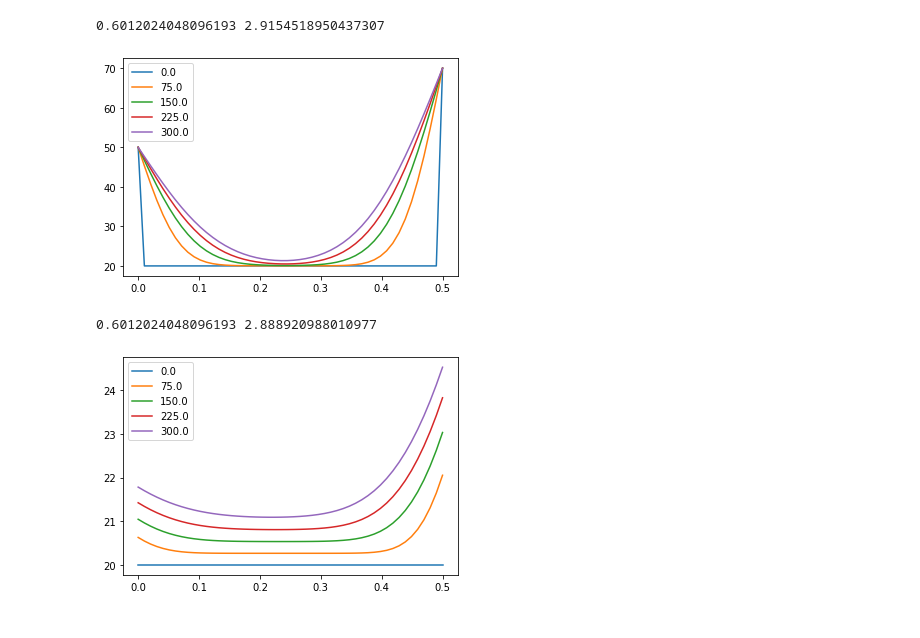
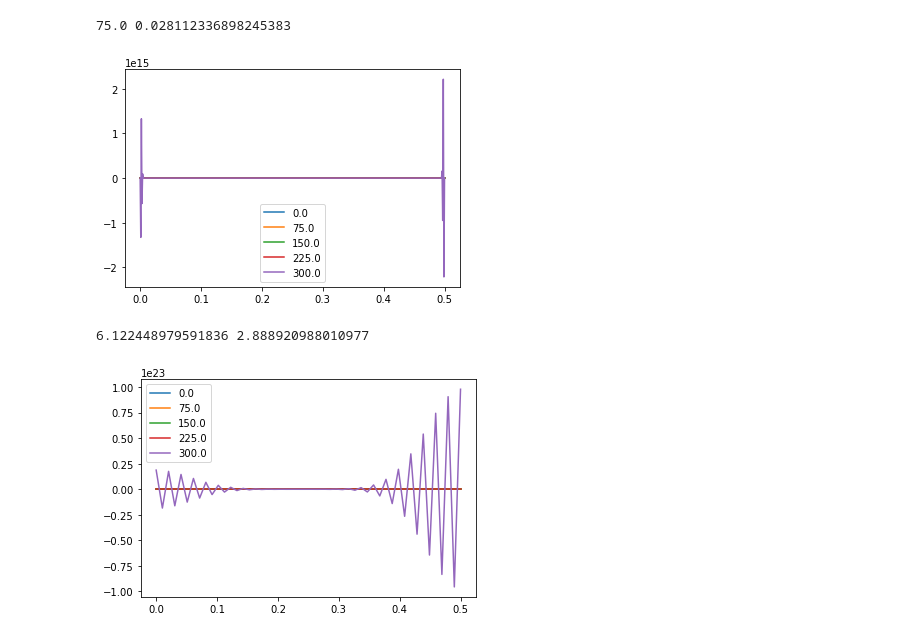
Before and after one commit to maksimovia/HT, a Jupyter notebook: 1D Нестационар. Явный метод.ipynb, the cells around one changed output. Drawn from its saved outputs; the diff is of its cells as text; code cells hidden in the pictures.

```diff
--- a/1D Нестационар. Явный метод.ipynb
+++ b/1D Нестационар. Явный метод.ipynb
@@ -10,7 +10,7 @@ L = 0.5
 t = 5*60
 
 M = 50
-N = 500
+N = 5
 
 lamda = 50
 ro = 7000
@@ -45,8 +45,8 @@ plt.plot(X,T[N-1,:],             label = round(     (N-1)*dt,1))
 plt.legend()
 plt.show()
 # %% [output]
-0.6012024048096193 2.9154518950437307
+75.0 0.028112336898245383
-[figure, old version]
+[figure, new version]
 # %%
 #1D нестационар явный ГУ-3
 import numpy as np
@@ -63,7 +63,7 @@ L = 0.5
 t = 5*60
 
 M = 50
-N = 500
+N = 50
 
 lamda = 50
 ro = 7000
@@ -71,32 +71,32 @@ c  = 400
 qv = 10000
 a = lamda/(c*ro)
 
 dx = L/(M-1)
 dt = t/(N-1)
 
 tau = a*dt/(dx**2)
 
 dtcrit = dx**2/(2*a*(1+(max(alpha1,alpha2)*dx/lamda)))
 print(dt, dtcrit)
 
 T = np.zeros((N,M))
 
 T[0,:] = Tinit
 
 for i in range(N-1):
     for m in range(1,M-1):
         T[i+1,m] = tau*(T[i,m-1]+T[i,m+1]) + (1-2*tau)*T[i,m] + tau*qv*dx**2/lamda
     T[i+1,M-1] = (1-2*tau-2*tau*alpha2*dx/lamda)*T[i,M-1] + tau*(2*T[i,M-2]+(2*alpha2*dx*Tf2/lamda)+(qv*dx**2/lamda))
     T[i+1,0]   = (1-2*tau-2*tau*alpha1*dx/lamda)*T[i,0]   + tau*(2*T[i,1]  +(2*alpha1*dx*Tf1/lamda)+(qv*dx**2/lamda))
 
 X = [i*dx for i in range(M)]
 plt.plot(X,T[0,:],               label = round(0         *dt,1))
 plt.plot(X,T[int(0.25*(N-1)),:], label = round(0.25*(N-1)*dt,1))
 plt.plot(X,T[int(0.5 *(N-1)),:], label = round(0.5 *(N-1)*dt,1))
 plt.plot(X,T[int(0.75*(N-1)),:], label = round(0.75*(N-1)*dt,1))
 plt.plot(X,T[N-1,:],             label = round(     (N-1)*dt,1))
 plt.legend()
 plt.show()
 # %% [output]
-0.6012024048096193 2.888920988010977
+6.122448979591836 2.888920988010977
-[figure, old version]
+[figure, new version]
```
Also changed, not shown: 4 other files.
